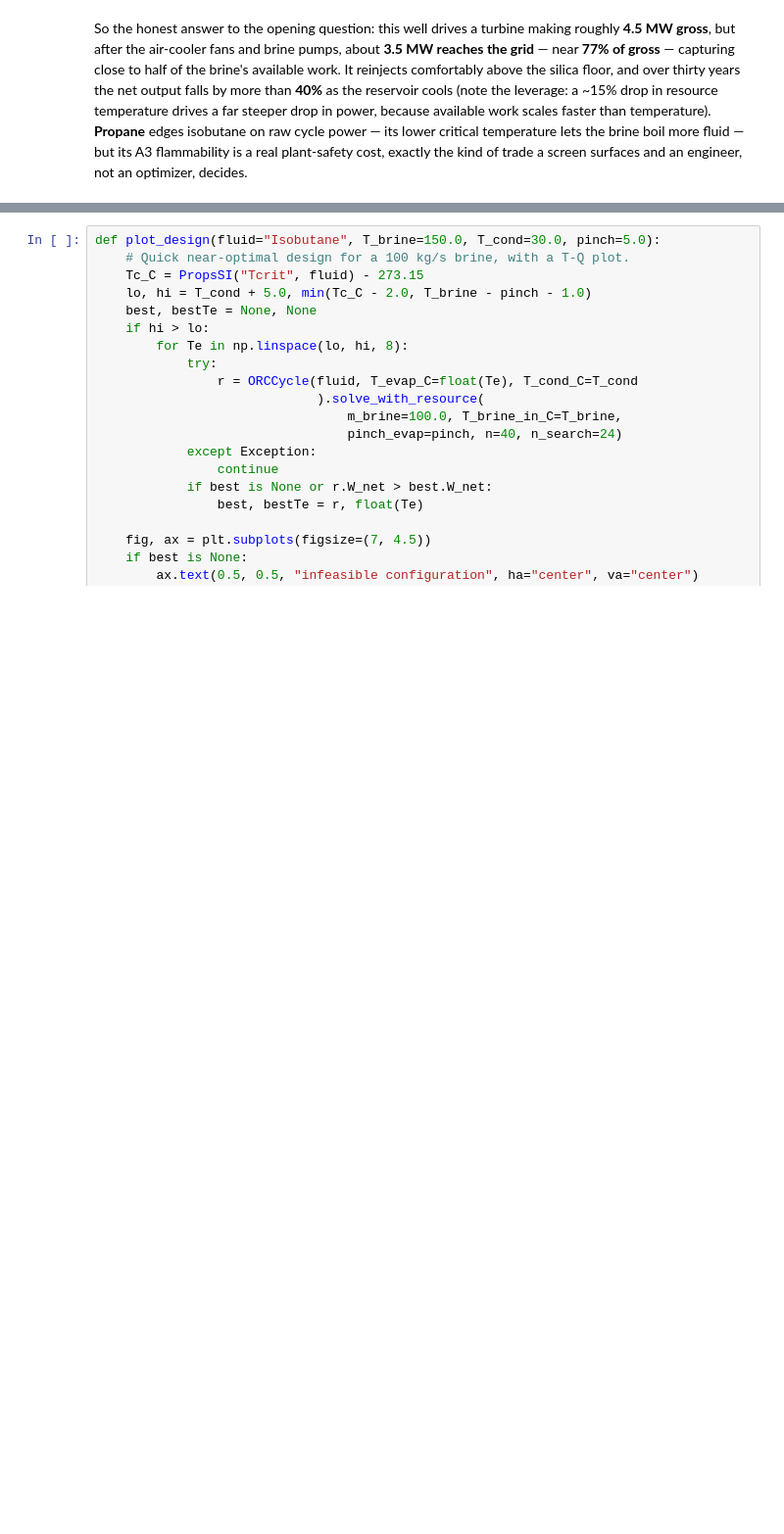
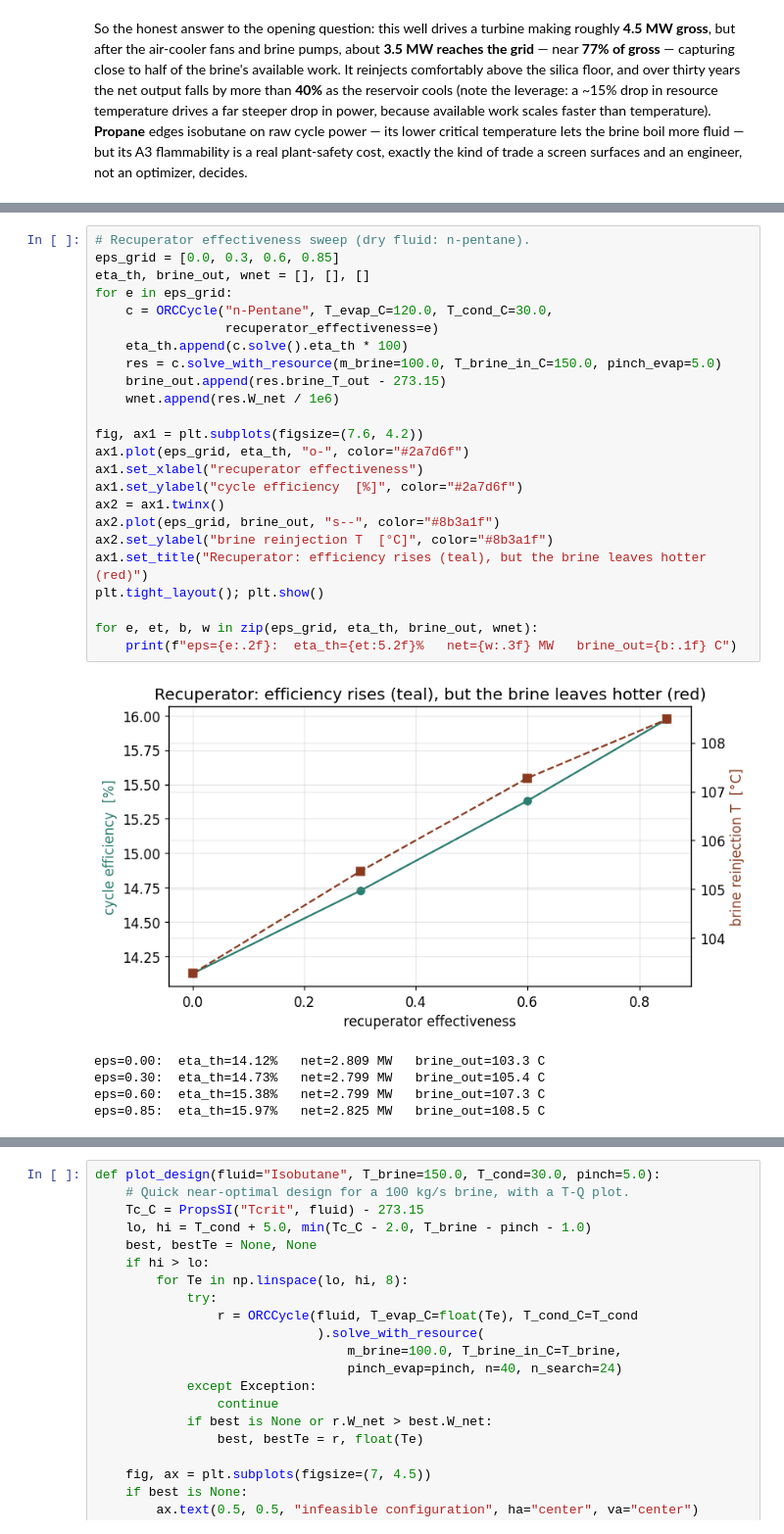
Before and after one commit to khb-git/geothermal-orc, a Jupyter notebook: notebooks/demo.ipynb, the cells around one changed output, grey strips where cells are left out. Shown at 98% size. Drawn from its saved outputs; the diff is of its cells as text; blank space fills up the shorter version.

Commit message:
Tier 2: recuperator, pressure drops + pinch/area, zeotropic mixtures, transcritical cycle

```diff
--- a/notebooks/demo.ipynb
+++ b/notebooks/demo.ipynb
@@ -756,0 +767,30 @@ not an optimizer, decides.
+# %%
+# Recuperator effectiveness sweep (dry fluid: n-pentane).
+eps_grid = [0.0, 0.3, 0.6, 0.85]
+eta_th, brine_out, wnet = [], [], []
+for e in eps_grid:
+    c = ORCCycle("n-Pentane", T_evap_C=120.0, T_cond_C=30.0,
+                 recuperator_effectiveness=e)
+    eta_th.append(c.solve().eta_th * 100)
+    res = c.solve_with_resource(m_brine=100.0, T_brine_in_C=150.0, pinch_evap=5.0)
+    brine_out.append(res.brine_T_out - 273.15)
+    wnet.append(res.W_net / 1e6)
+
+fig, ax1 = plt.subplots(figsize=(7.6, 4.2))
+ax1.plot(eps_grid, eta_th, "o-", color="#2a7d6f")
+ax1.set_xlabel("recuperator effectiveness")
+ax1.set_ylabel("cycle efficiency  [%]", color="#2a7d6f")
+ax2 = ax1.twinx()
+ax2.plot(eps_grid, brine_out, "s--", color="#8b3a1f")
+ax2.set_ylabel("brine reinjection T  [°C]", color="#8b3a1f")
+ax1.set_title("Recuperator: efficiency rises (teal), but the brine leaves hotter (red)")
+plt.tight_layout(); plt.show()
+
+for e, et, b, w in zip(eps_grid, eta_th, brine_out, wnet):
+    print(f"eps={e:.2f}:  eta_th={et:5.2f}%   net={w:.3f} MW   brine_out={b:.1f} C")
+# %% [output]
+[figure, added]
+eps=0.00:  eta_th=14.12%   net=2.809 MW   brine_out=103.3 C
+eps=0.30:  eta_th=14.73%   net=2.799 MW   brine_out=105.4 C
+eps=0.60:  eta_th=15.38%   net=2.799 MW   brine_out=107.3 C
+eps=0.85:  eta_th=15.97%   net=2.825 MW   brine_out=108.5 C
```
Also changed, not shown: parts of 11 cells of this notebook, 11 other files.
